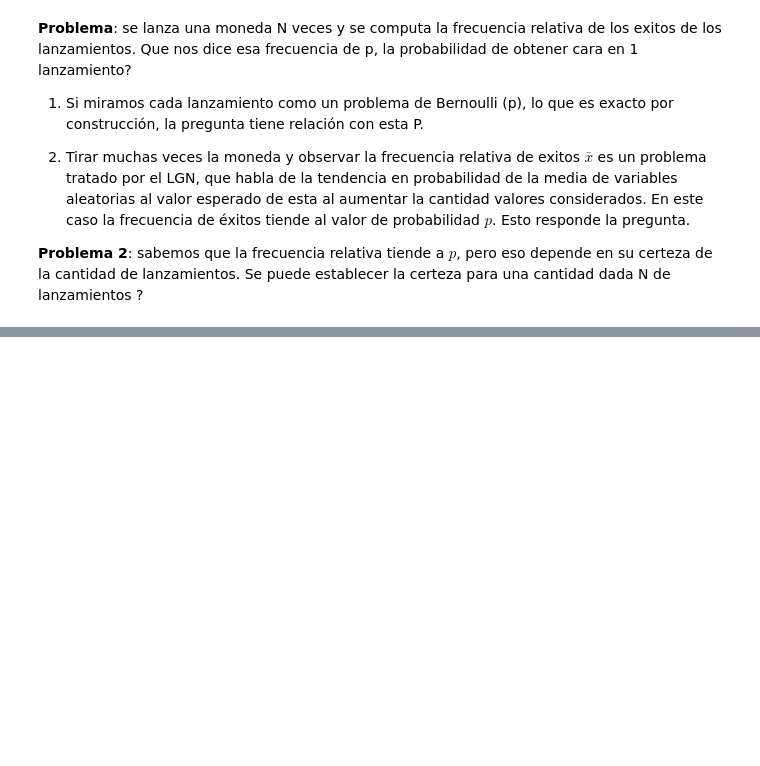
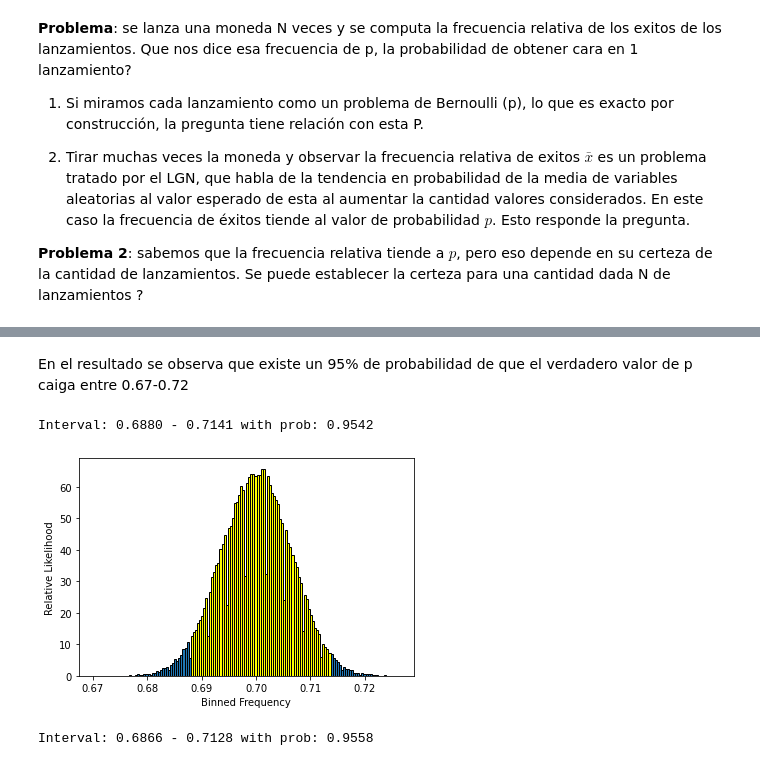
Before and after one commit to gonzaplazag/win-win-problem, a Jupyter notebook: notebooks/03_simulations.ipynb, the cells around one changed output, grey strips where cells are left out. Drawn from its saved outputs; the diff is of its cells as text; code cells hidden in the pictures; blank space fills up the shorter version.

```diff
--- a/notebooks/03_simulations.ipynb
+++ b/notebooks/03_simulations.ipynb
@@ -138,0 +170,9 @@ The bin for frequency range 0.7374444444444445 - 0.742 contains 4 elements, equi
+# %%
+# construcción iterativa de intervalo de confianza
+index = likelihoods.argmax()
+for i in range(1,20):
+    start_index, end_index = index - i, index + i
+    area = likelihoods[start_index:end_index+1].sum() * bin_width
+    range_start, range_end = bin_edges[start_index], bin_edges[end_index + 1]
+    range_string = '{:.4f} - {:.4f}'.format(range_start, range_end)
+    print('Interval: {} with prob: {:.4f}'.format(range_string, area))
@@ -138,0 +199,54 @@ The bin for frequency range 0.7374444444444445 - 0.742 contains 4 elements, equi
+# %% [markdown]
+En el resultado se observa que existe un 95% de probabilidad de que el verdadero valor de p caiga entre 0.67-0.72
+# %%
+# repetición del ejercicio: nro. lanzamientos 5000, nro repeticiones del ejercicio: 100000
+coin_flips = 5000
+p_secreto = 0.7
+nro_rep_exp = 100000
+resultados = np.random.binomial(coin_flips, p_secreto, nro_rep_exp)/coin_flips
+
+# grafico resultados
+likelihoods, bin_edges, patches = plt.hist(resultados, bins='auto', edgecolor='black', density = True)
+
+
+bin_width = bin_edges[1] - bin_edges[0]
+index = likelihoods.argmax()
+k = 34
+start_index, end_index = index - k , index + k
+area = likelihoods[start_index:end_index+1].sum() * bin_width
+range_start, range_end = bin_edges[start_index], bin_edges[end_index + 1]
+range_string = '{:.4f} - {:.4f}'.format(range_start, range_end)
+print('Interval: {} with prob: {:.4f}'.format(range_string, area))
+
+for i in range(start_index, end_index):
+    patches[i].set_facecolor('yellow')
+
+plt.xlabel('Binned Frequency')
+plt.ylabel('Relative Likelihood')
+
+plt.show()
+# %% [output]
+Interval: 0.6880 - 0.7141 with prob: 0.9542
+[figure, added]
+# %%
+# Es relevante ver que la función np.histogram me da likelihood y edges sin salida grafica!
+# repetición del ejercicio: nro. lanzamientos 5000, nro repeticiones del ejercicio: 100000
+coin_flips = 5000
+p_secreto = 0.7
+nro_rep_exp = 100000
+resultados = np.random.binomial(coin_flips, p_secreto, nro_rep_exp)/coin_flips
+
+# grafico resultados
+likelihoods, bin_edges = np.histogram(resultados, bins='auto', density = True)
+
+
+bin_width = bin_edges[1] - bin_edges[0]
+index = likelihoods.argmax()
+k = 34
+start_index, end_index = index - k , index + k
+area = likelihoods[start_index:end_index+1].sum() * bin_width
+range_start, range_end = bin_edges[start_index], bin_edges[end_index + 1]
+range_string = '{:.4f} - {:.4f}'.format(range_start, range_end)
+print('Interval: {} with prob: {:.4f}'.format(range_string, area))
+# %% [output]
+Interval: 0.6866 - 0.7128 with prob: 0.9558
```
Also changed, not shown: parts of 10 cells of this notebook.
